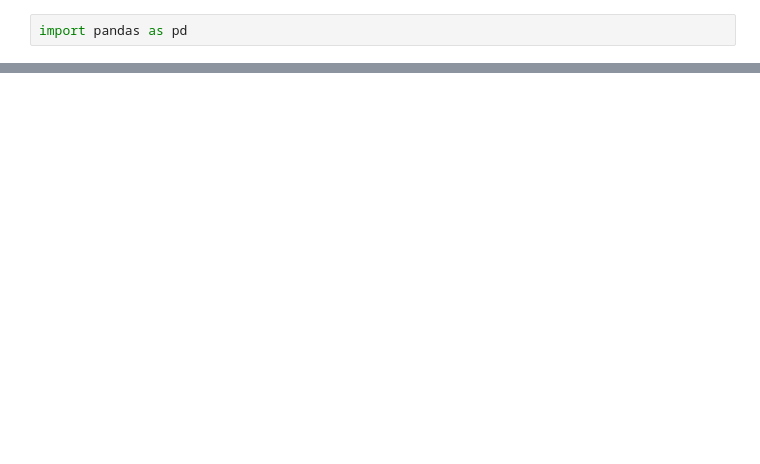
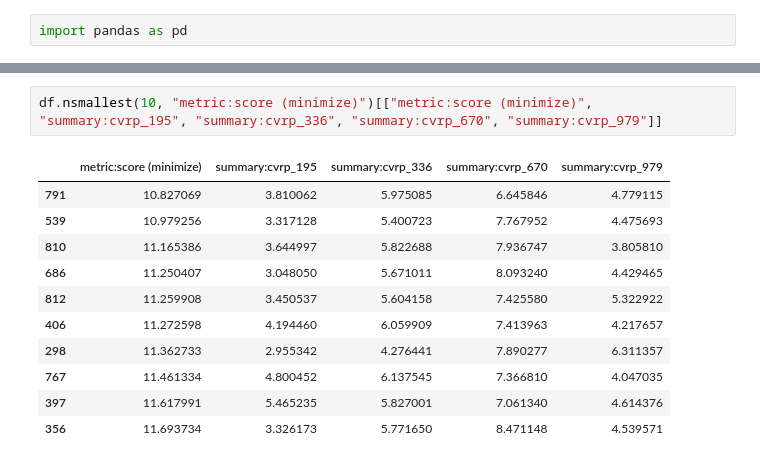
Before and after one commit to Karilli/CVRP-solver, a Jupyter notebook: HPO/view_csv.ipynb, the cells around one changed output, grey strips where cells are left out. Cells and saved outputs as stored; diff of their text form; blank space fills up the shorter version.

```diff
--- a/HPO/view_csv.ipynb
+++ b/HPO/view_csv.ipynb
@@ -73,0 +88,14 @@ UNIQUE = {str(dct): (i, score) for i, (dct, score) in enumerate(CONFIGS[::-1])}
+# %%
+df.nsmallest(10, "metric:score (minimize)")[["metric:score (minimize)", "summary:cvrp_195", "summary:cvrp_336", "summary:cvrp_670", "summary:cvrp_979"]]
+# %% [output]
+|  | metric:score (minimize) | summary:cvrp_195 | summary:cvrp_336 | summary:cvrp_670 | summary:cvrp_979 |
+| 791 | 10.827069 | 3.810062 | 5.975085 | 6.645846 | 4.779115 |
+| 539 | 10.979256 | 3.317128 | 5.400723 | 7.767952 | 4.475693 |
+| 810 | 11.165386 | 3.644997 | 5.822688 | 7.936747 | 3.805810 |
+| 686 | 11.250407 | 3.048050 | 5.671011 | 8.093240 | 4.429465 |
+| 812 | 11.259908 | 3.450537 | 5.604158 | 7.425580 | 5.322922 |
+| 406 | 11.272598 | 4.194460 | 6.059909 | 7.413963 | 4.217657 |
+| 298 | 11.362733 | 2.955342 | 4.276441 | 7.890277 | 6.311357 |
+| 767 | 11.461334 | 4.800452 | 6.137545 | 7.366810 | 4.047035 |
+| 397 | 11.617991 | 5.465235 | 5.827001 | 7.061340 | 4.614376 |
+| 356 | 11.693734 | 3.326173 | 5.771650 | 8.471148 | 4.539571 |
```
Also changed, not shown: parts of 3 cells of this notebook.
